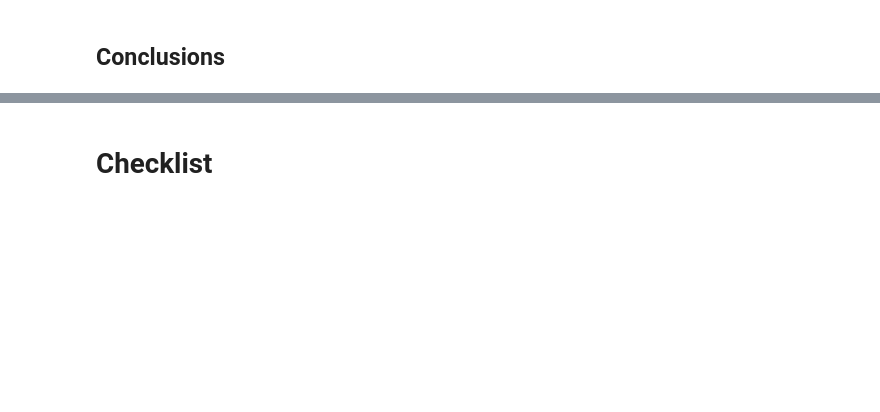
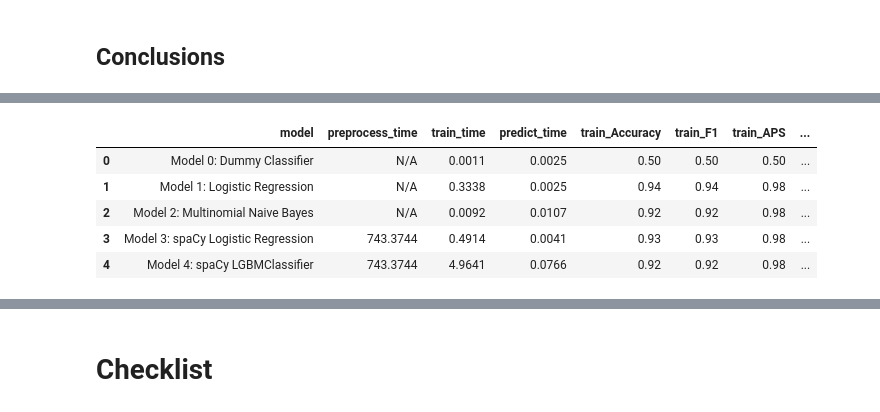
Before and after one commit to DigitalKnight74/TripleTen_Projects, a Jupyter notebook: Sprint 14 - ML for Texts/Film_Junky_Union.ipynb, the cells around one changed output, grey strips where cells are left out. Cells and saved outputs as stored; diff of their text form; code cells hidden in the pictures; blank space fills up the shorter version.

Commit message:
Built 5 models, captured results into a dataframe, typed out conclusions.

```diff
--- a/Sprint 14 - ML for Texts/Film_Junky_Union.ipynb
+++ b/Sprint 14 - ML for Texts/Film_Junky_Union.ipynb
@@ -420,5 +422,0 @@ RND = 42
-# %%
-dummy_clf = DummyClassifier(strategy='stratified', random_state=RND)
-dummy_clf.fit(df_reviews_train['review_norm'], train_target)
-
-evaluate_model(dummy_clf, df_reviews_train['review_norm'], train_target, df_reviews_test['review_norm'], test_target)
@@ -496,16 +620,27 @@ def text_preprocessing_3(text):
     return ' '.join(tokens)
 # %%
 # Step 0: Apply the 'text_preprocessing_3' function to the training and test datasets
+model_3_preprocess_start_time = time.time()
 model_3_preprocessed_train = df_reviews_train['review_norm'].progress_apply(text_preprocessing_3)
 model_3_preprocessed_test = df_reviews_test['review_norm'].progress_apply(text_preprocessing_3)
+model_3_preprocess_time = round(time.time() - model_3_preprocess_start_time, 4)
 # %%
 # Step 1: Build the TF-IDF vectorizer on the training text, without stopwords included
 tf_idf_vect_3 = TfidfVectorizer(stop_words=None)
 
-# Step 2: Transform 'model_3_preprocessed' train adn test datasets into feature matrices
+# Step 2: Transform 'model_3_preprocessed' train and test datasets into feature matrices
 tf_idf_matrix_train_3 = tf_idf_vect_3.fit_transform(model_3_preprocessed_train)
 tf_idf_matrix_test_3 = tf_idf_vect_3.transform(model_3_preprocessed_test)
 
 # Step 3: Instatiate and fit Logistic Regression model
 model_3 = LogisticRegression(solver='lbfgs', random_state=RND, max_iter=1000)
+
+# Training Timer
+model_3_train_start_time = time.time()
 model_3.fit(tf_idf_matrix_train_3, train_target)
+model_3_train_time = round(time.time() - model_3_train_start_time, 4)
+
+# Prediction Timer
+model_3_predict_start_time = time.time()
+model_3.predict(tf_idf_matrix_test_3)
+model_3_predict_time = round(time.time() - model_3_predict_start_time, 4)
@@ -592,0 +717,22 @@ print(train_target.shape)
+# %%
+# Step 4: Call 'evaluate_model' function
+df_model_4_eval_stats = evaluate_model(model_4, tf_idf_matrix_train_4, train_target, tf_idf_matrix_test_4, test_target)
+
+eval_dict = df_model_4_eval_stats.to_dict()
+
+flat_metrics = {f"{split}_{metric}": value
+                for split, metrics in eval_dict.items()
+                for metric, value in metrics.items()}
+
+# Storing results in list of dictioanries for later use
+model_entry = {
+    'model': 'Model 4: spaCy LGBMClassifier',
+    'preprocess_time': model_3_preprocess_time,
+    'train_time': model_4_train_time,
+    'predict_time': model_4_predict_time,
+    **flat_metrics
+}
+
+results.append(model_entry)
+
+print(results)
@@ -652,0 +869,12 @@ for i, review in enumerate(texts.str.slice(0, 100)):
+# %%
+# Create a DataFrame from the results list of dictionaries
+df_results = pd.DataFrame(results)
+df_results['preprocess_time'] = df_results['preprocess_time'].fillna('N/A')
+df_results
+# %% [output]
+|  | model | preprocess_time | train_time | predict_time | train_Accuracy | train_F1 | train_APS | ... |
+| 0 | Model 0: Dummy Classifier | N/A | 0.0011 | 0.0025 | 0.50 | 0.50 | 0.50 | ... |
+| 1 | Model 1: Logistic Regression | N/A | 0.3338 | 0.0025 | 0.94 | 0.94 | 0.98 | ... |
+| 2 | Model 2: Multinomial Naive Bayes | N/A | 0.0092 | 0.0107 | 0.92 | 0.92 | 0.98 | ... |
+| 3 | Model 3: spaCy Logistic Regression | 743.3744 | 0.4914 | 0.0041 | 0.93 | 0.93 | 0.98 | ... |
+| 4 | Model 4: spaCy LGBMClassifier | 743.3744 | 4.9641 | 0.0766 | 0.92 | 0.92 | 0.98 | ... |
```
Also changed, not shown: parts of 40 cells of this notebook.
